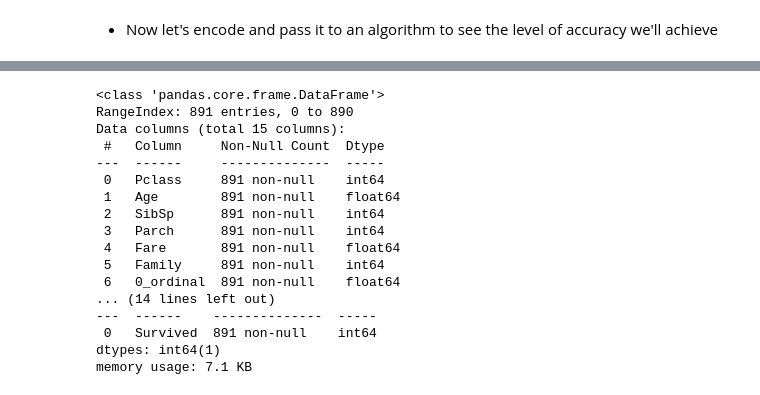
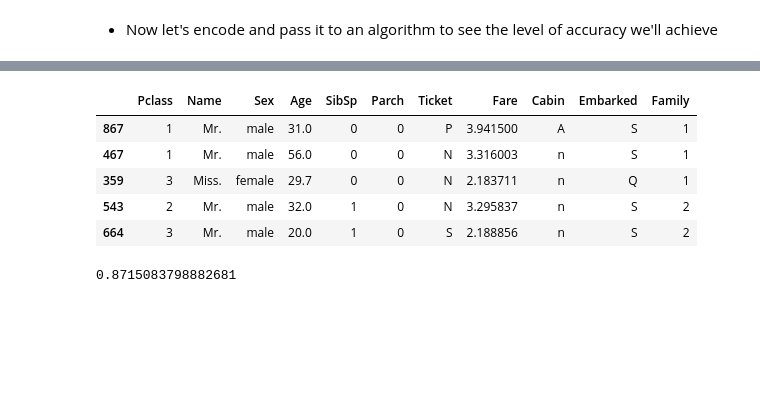
Before and after one commit to abdulqadirmuazzim/Machine_L, a Jupyter notebook: Taitanic.ipynb, the cells around one changed output, grey strips where cells are left out. Saved outputs shown, nothing was run; the diff lists cells and outputs as text; code cells hidden in the pictures; blank space fills up the shorter version.

Commit message:
made some predictions with decision tree and xgboost

```diff
--- a/Taitanic.ipynb
+++ b/Taitanic.ipynb
@@ -345,7 +441,0 @@ final_data = x.join(OneHotFeatures).join(OrdinalFeatures, lsuffix='_ordinal')
-# %%
-# split the data
-x_train = final_data.sample(frac=0.8)
-y_train = y[x_train.index]
-x_test = final_data.drop(index=x_train.index)
-y_test = y[x_test.index]
-x_test
@@ -366,39 +442,30 @@ x_test
 # %%
-final_data.info()
 # no missing values
 y = pd.DataFrame(y)
-y.info()
+
+
+# let's make a function to ease our lives
+def run_model(model, Xtrain=x, ytrain=y, Xtest=x_test, ytest=y_test):
+    # fit data into the model
+    model.fit(Xtrain, ytrain)
+    # make prediction
+    prediction = model.predict(Xtest)
+    # score dataset
+    acc_score = accuracy_score(ytest, prediction)
+    mean_abs = mae(ytest, prediction)
+    return [acc_score, mean_abs]
+
+
+x_test.head()
 # %% [output]
-<class 'pandas.core.frame.DataFrame'>
-RangeIndex: 891 entries, 0 to 890
-Data columns (total 15 columns):
- #   Column     Non-Null Count  Dtype
----  ------     --------------  -----
- 0   Pclass     891 non-null    int64
- 1   Age        891 non-null    float64
- 2   SibSp      891 non-null    int64
- 3   Parch      891 non-null    int64
- 4   Fare       891 non-null    float64
- 5   Family     891 non-null    int64
- 6   0_ordinal  891 non-null    float64
-... (14 lines left out)
----  ------    --------------  -----
- 0   Survived  891 non-null    int64
-dtypes: int64(1)
-memory usage: 7.1 KB
+|  | Pclass | Name | Sex | Age | SibSp | Parch | Ticket | Fare | Cabin | Embarked | Family |
+| 867 | 1 | Mr. | male | 31.0 | 0 | 0 | P | 3.941500 | A | S | 1 |
+| 467 | 1 | Mr. | male | 56.0 | 0 | 0 | N | 3.316003 | n | S | 1 |
+| 359 | 3 | Miss. | female | 29.7 | 0 | 0 | N | 2.183711 | n | Q | 1 |
+| 543 | 2 | Mr. | male | 32.0 | 1 | 0 | N | 3.295837 | n | S | 2 |
+| 664 | 3 | Mr. | male | 20.0 | 1 | 0 | S | 2.188856 | n | S | 2 |
 # %%
-from sklearn.tree import DecisionTreeClassifier as DTC
-from sklearn.ensemble import RandomForestClassifier as RFC
-from sklearn.linear_model import LogisticRegression as LR
-from sklearn.metrics import accuracy_score, mean_absolute_error as mae
-
-# let's make a function to ease our lives
-def run_model(Xtrain, ytrain, Xtest, ytest, model):
-    # fit data into the model
-    model.fit(Xtrain, ytrain)
-    # make prediction
-    prediction = model.predict(Xtest)
-    # score dataset
-    acc_score = accuracy_score(ytest, prediction)
-    mean_abs = mae(ytest, prediction)
-    return [acc_score, mean_abs]
+accuracy, mean_error = run_model(pipe_model)
+accuracy
+# %% [output]
+0.8715083798882681
```
Also changed, not shown: parts of 24 cells of this notebook, 5 other files.
